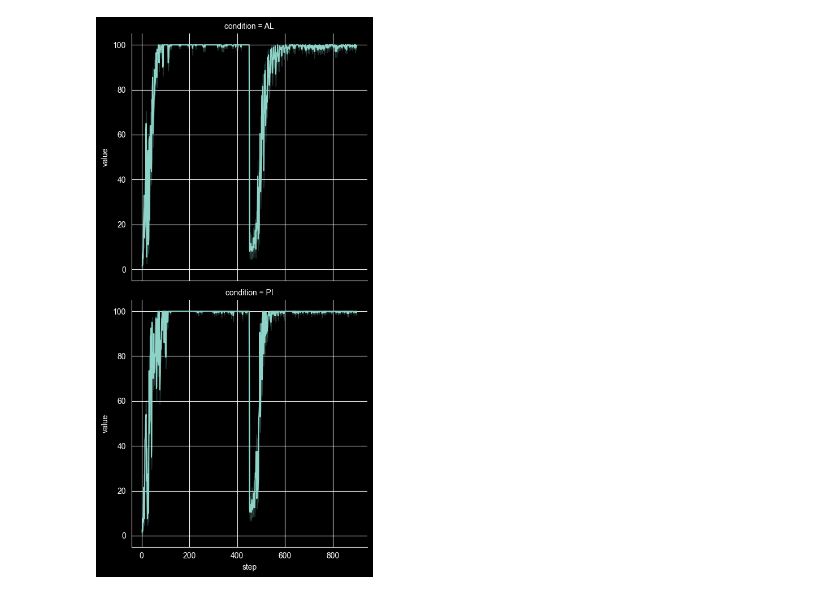
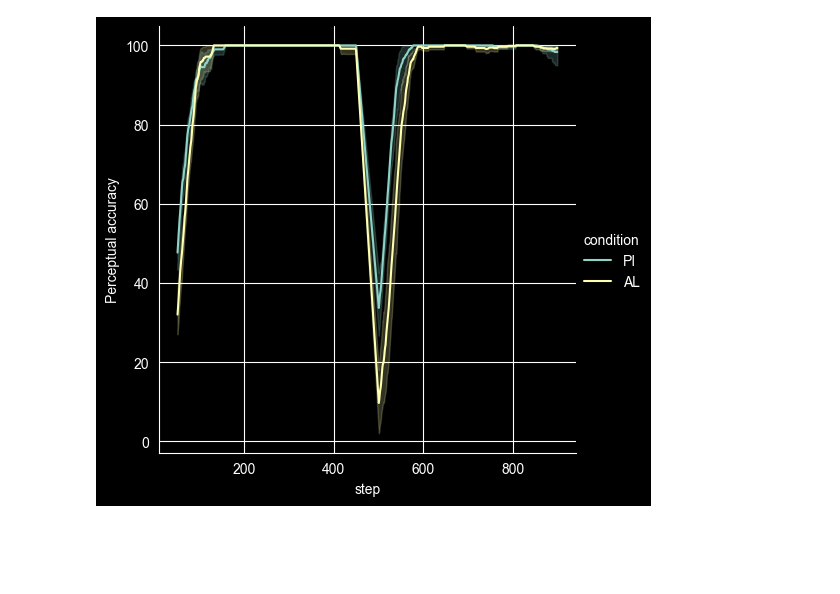
Before and after one commit to hamllab/torch_tem, a Jupyter notebook: jupyter/train_study.ipynb, the cells around one changed output. Cells and saved outputs as stored; diff of their text form; code cells hidden in the pictures; blank space fills up the shorter version.

```diff
--- a/jupyter/train_study.ipynb
+++ b/jupyter/train_study.ipynb
@@ -38,12 +45,11 @@ g.set(ylabel="Structural accuracy")
-# %%
-# to_plot = df.query(f'tag == "{measure}"').copy()
-# to_plot["value"] = to_plot["value"].rolling(window=10).mean()
-sns.relplot(
-    df.query(f'tag == "Accuracies/p"'),
-    x="step",
-    y="value",
-    kind="line",
-    row="condition",
-)
-# %% [output]
-[figure, removed]
+# %%
+g = sns.relplot(
+    df.filter(pl.col("tag") == "Accuracies/p"),
+    x="step",
+    y="smooth_value",
+    kind="line",
+    hue="condition",
+)
+g.set(ylabel="Perceptual accuracy")
+# %% [output]
+[figure, added]
```
Also changed, not shown: parts of 3 cells of this notebook, 2 other files.
